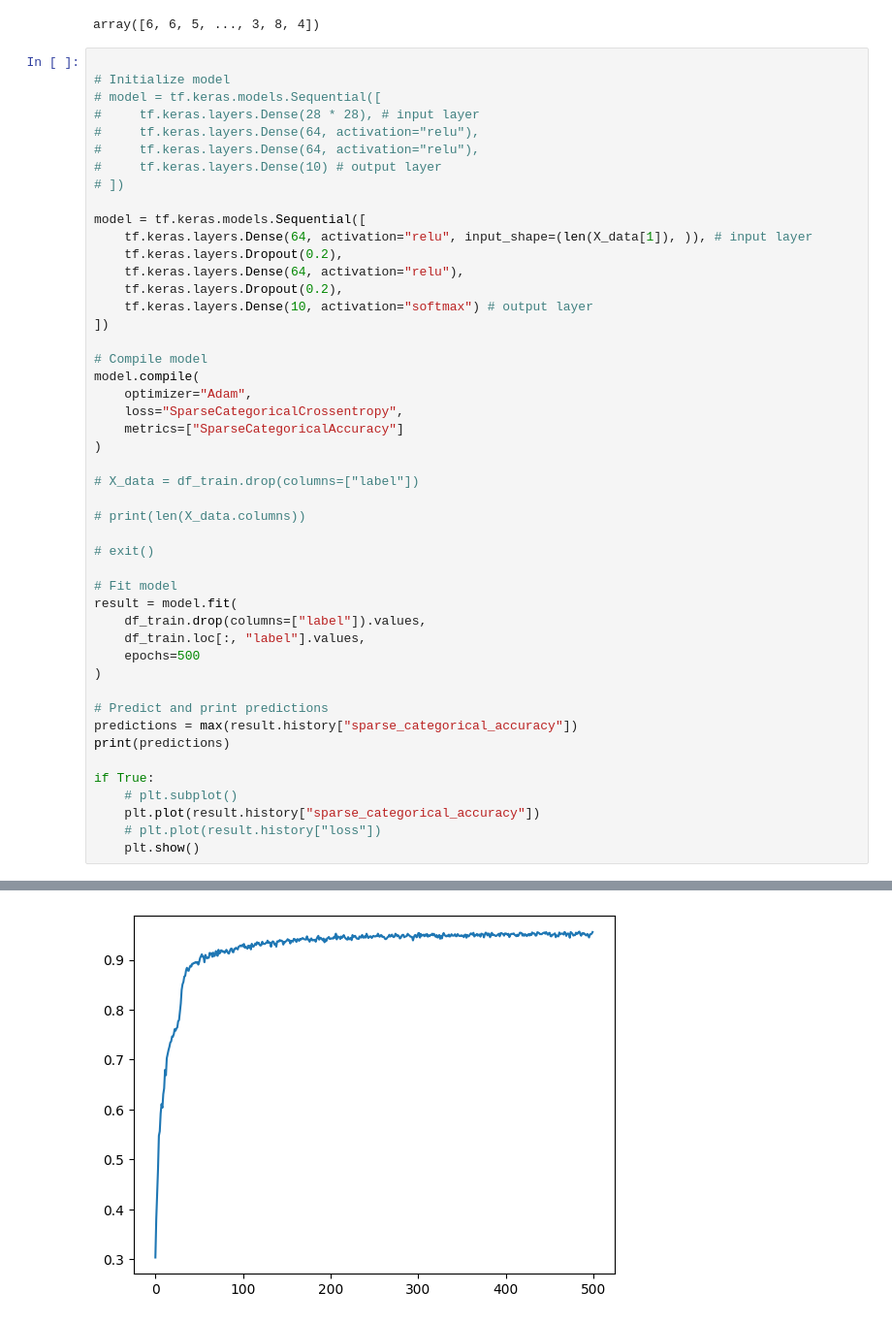
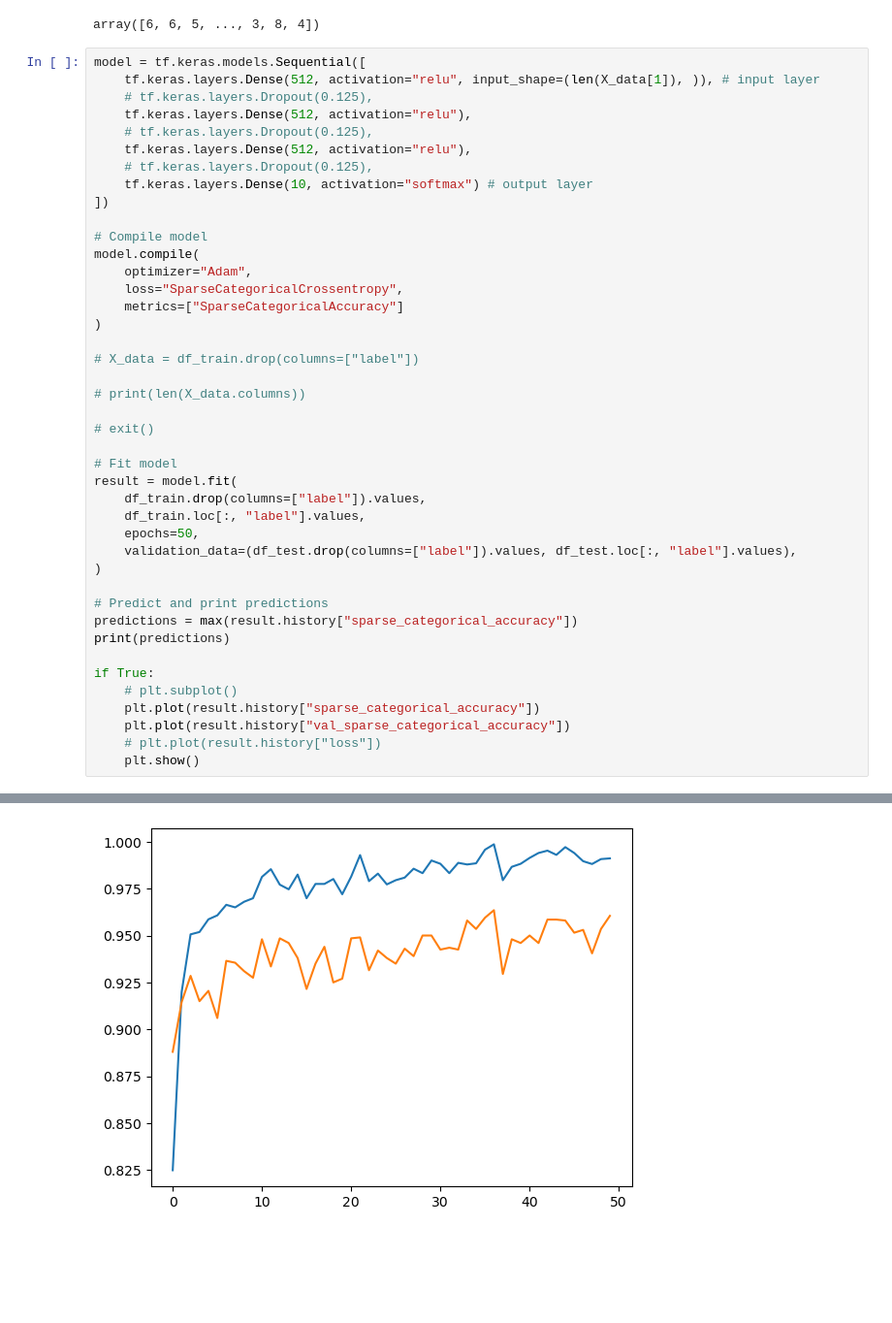
Before and after one commit to wikolego/wikolego-repository, a Jupyter notebook: ai-path/ml-next-step/notebooks/tensorflow_nn.ipynb, the cells around one changed output, grey strips where cells are left out. Shown: that part at 97% size. Cells and saved outputs as stored; diff of their text form; blank space fills up the shorter version.

```diff
--- a/ai-path/ml-next-step/notebooks/tensorflow_nn.ipynb
+++ b/ai-path/ml-next-step/notebooks/tensorflow_nn.ipynb
@@ -38,20 +38,13 @@ y_data
 8000
 array([6, 6, 5, ..., 3, 8, 4])
 # %%
-
-# Initialize model
-# model = tf.keras.models.Sequential([
-#     tf.keras.layers.Dense(28 * 28), # input layer
-#     tf.keras.layers.Dense(64, activation="relu"),
-#     tf.keras.layers.Dense(64, activation="relu"),
-#     tf.keras.layers.Dense(10) # output layer
-# ])
-
 model = tf.keras.models.Sequential([
-    tf.keras.layers.Dense(64, activation="relu", input_shape=(len(X_data[1]), )), # input layer
-    tf.keras.layers.Dropout(0.2),
-    tf.keras.layers.Dense(64, activation="relu"),
-    tf.keras.layers.Dropout(0.2),
+    tf.keras.layers.Dense(512, activation="relu", input_shape=(len(X_data[1]), )), # input layer
+    # tf.keras.layers.Dropout(0.125),
+    tf.keras.layers.Dense(512, activation="relu"),
+    # tf.keras.layers.Dropout(0.125),
+    tf.keras.layers.Dense(512, activation="relu"),
+    # tf.keras.layers.Dropout(0.125),
     tf.keras.layers.Dense(10, activation="softmax") # output layer
 ])
 
@@ -72,7 +65,8 @@ model.compile(
 result = model.fit(
     df_train.drop(columns=["label"]).values,
     df_train.loc[:, "label"].values,
-    epochs=500
+    epochs=50,
+    validation_data=(df_test.drop(columns=["label"]).values, df_test.loc[:, "label"].values),
 )
 
 # Predict and print predictions
@@ -82,6 +76,7 @@ print(predictions)
 if True:
     # plt.subplot()
     plt.plot(result.history["sparse_categorical_accuracy"])
+    plt.plot(result.history["val_sparse_categorical_accuracy"])
     # plt.plot(result.history["loss"])
     plt.show()
 # %% [output]
@@ -105,4 +100,4 @@ Epoch 500/500
-[figure, old version]
+[figure, new version]
 # %%
 plt.plot(result.history["loss"])
 plt.show()
```
Also changed, not shown: parts of 3 cells of this notebook.
